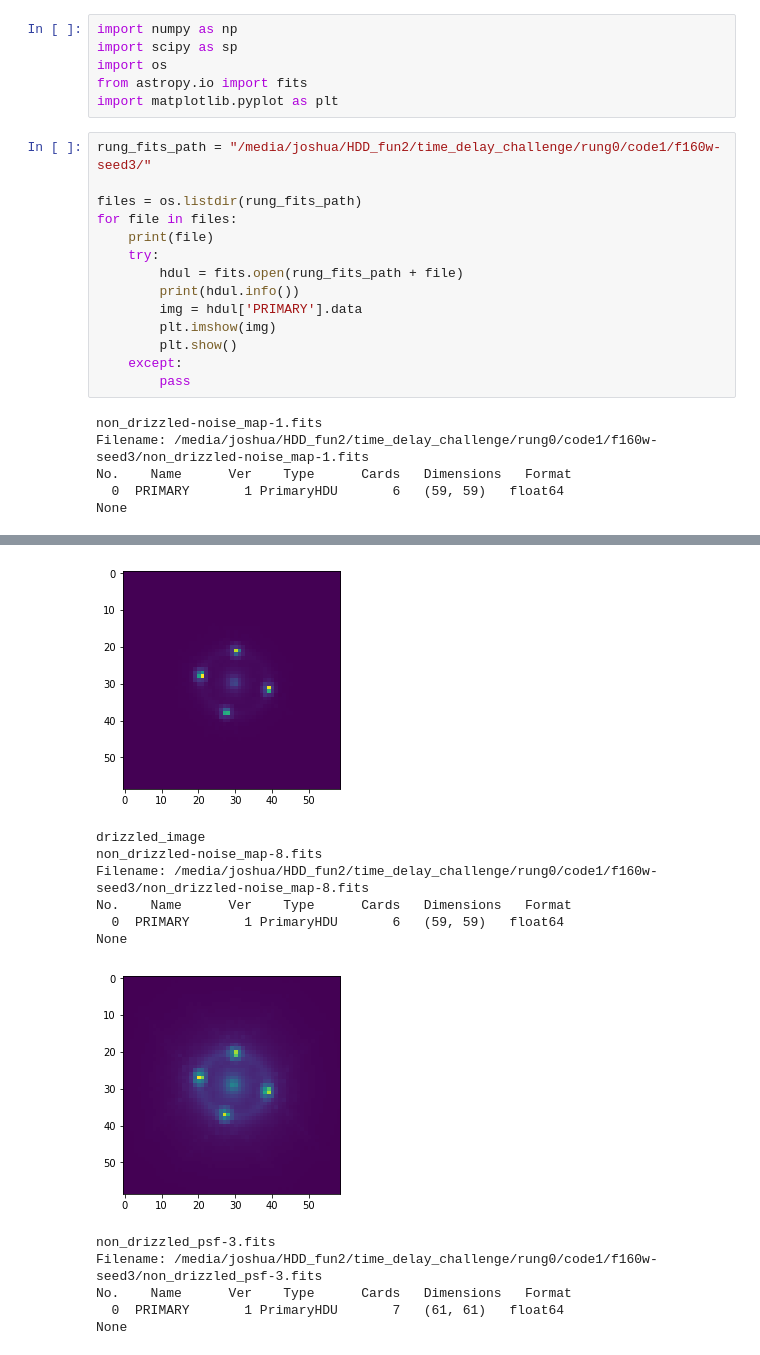
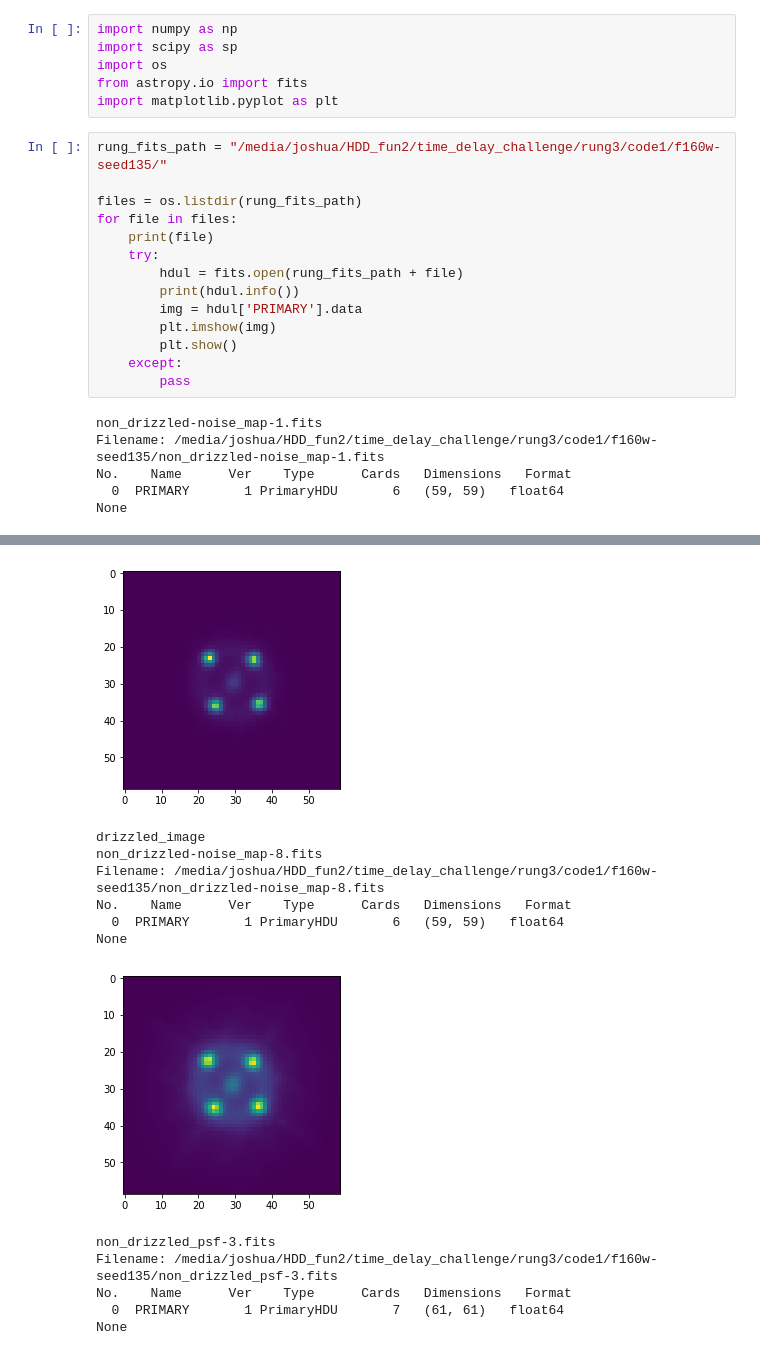
Before and after one commit to jiwoncpark/h0rton, a Jupyter notebook: visiualizing_rung_data.ipynb, the cells around one changed output, grey strips where cells are left out. Drawn from its saved outputs; the diff is of its cells as text.

Commit message:
visiualizing rung3 data

```diff
--- a/visiualizing_rung_data.ipynb
+++ b/visiualizing_rung_data.ipynb
@@ -5,7 +5,7 @@ import os
 from astropy.io import fits
 import matplotlib.pyplot as plt
 # %%
-rung_fits_path = "/media/joshua/HDD_fun2/time_delay_challenge/rung0/code1/f160w-seed3/"
+rung_fits_path = "/media/joshua/HDD_fun2/time_delay_challenge/rung3/code1/f160w-seed135/"
 
 files = os.listdir(rung_fits_path)
 for file in files:
@@ -20,7 +20,7 @@ for file in files:
         pass
 # %% [output]
 non_drizzled-noise_map-1.fits
-Filename: /media/joshua/HDD_fun2/time_delay_challenge/rung0/code1/f160w-seed3/non_drizzled-noise_map-1.fits
+Filename: /media/joshua/HDD_fun2/time_delay_challenge/rung3/code1/f160w-seed135/non_drizzled-noise_map-1.fits
 No.    Name      Ver    Type      Cards   Dimensions   Format
   0  PRIMARY       1 PrimaryHDU       6   (59, 59)   float64
 None
@@ -34,13 +35,13 @@ None
-[figure, old version]
+[figure, new version]
-drizzled_image
-non_drizzled-noise_map-8.fits
-Filename: /media/joshua/HDD_fun2/time_delay_challenge/rung0/code1/f160w-seed3/non_drizzled-noise_map-8.fits
-No.    Name      Ver    Type      Cards   Dimensions   Format
-  0  PRIMARY       1 PrimaryHDU       6   (59, 59)   float64
-None
+drizzled_image
+non_drizzled-noise_map-8.fits
+Filename: /media/joshua/HDD_fun2/time_delay_challenge/rung3/code1/f160w-seed135/non_drizzled-noise_map-8.fits
+No.    Name      Ver    Type      Cards   Dimensions   Format
+  0  PRIMARY       1 PrimaryHDU       6   (59, 59)   float64
+None
-[figure, old version]
+[figure, new version]
-non_drizzled_psf-3.fits
-Filename: /media/joshua/HDD_fun2/time_delay_challenge/rung0/code1/f160w-seed3/non_drizzled_psf-3.fits
-No.    Name      Ver    Type      Cards   Dimensions   Format
-  0  PRIMARY       1 PrimaryHDU       7   (61, 61)   float64
-None
+non_drizzled_psf-3.fits
+Filename: /media/joshua/HDD_fun2/time_delay_challenge/rung3/code1/f160w-seed135/non_drizzled_psf-3.fits
+No.    Name      Ver    Type      Cards   Dimensions   Format
+  0  PRIMARY       1 PrimaryHDU       7   (61, 61)   float64
+None
```
Also changed, not shown: parts of 1 cell of this notebook.
